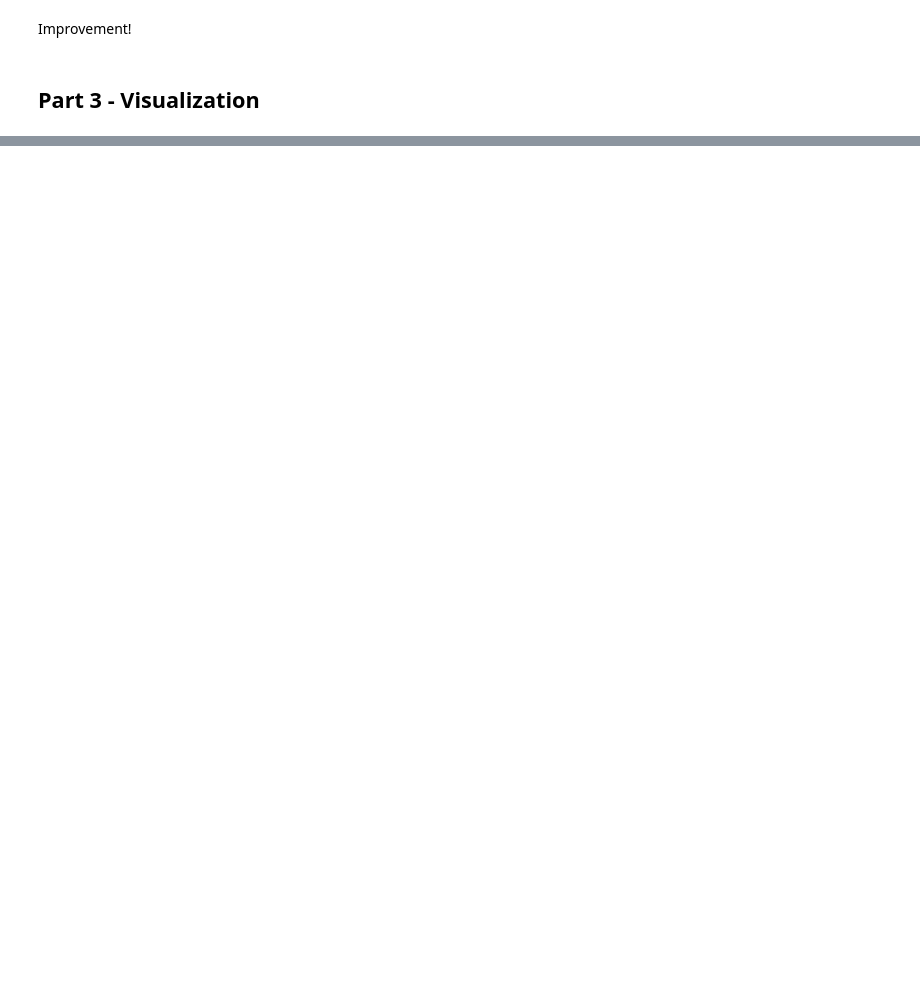
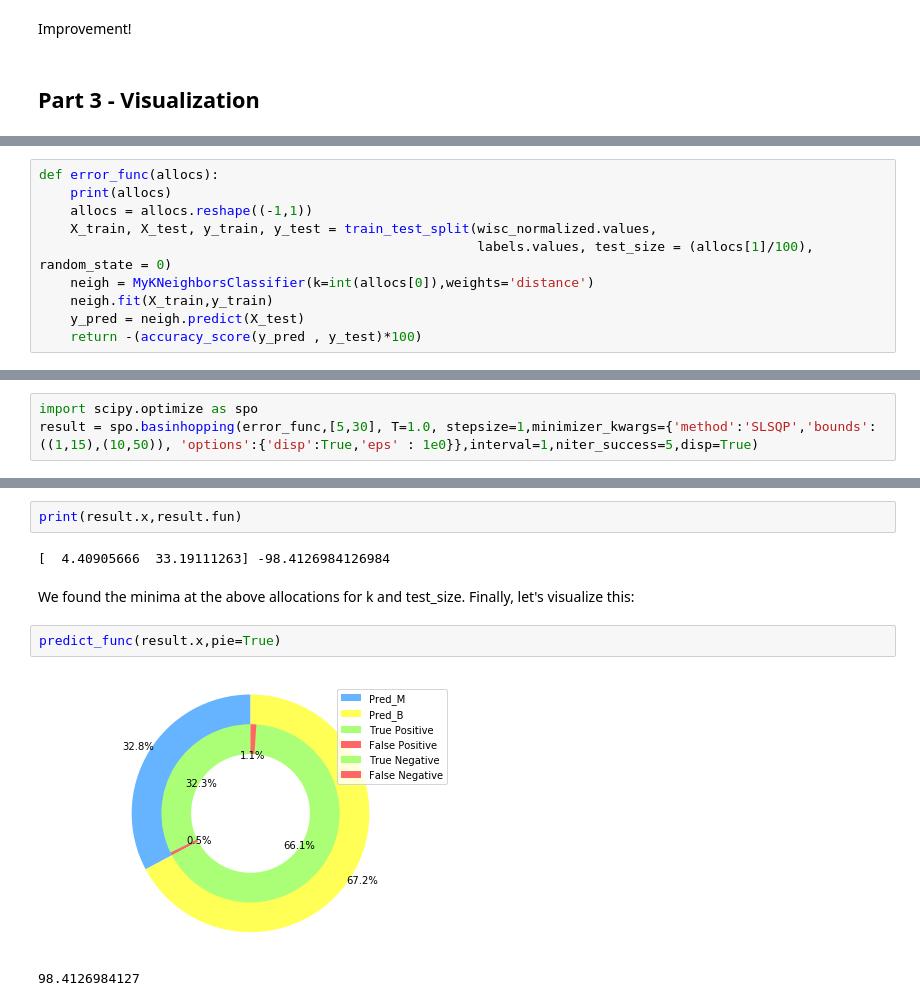
Before and after one commit to krohak/ML_Basics, a Jupyter notebook: knn-from-scratch.ipynb, the cells around one changed output, grey strips where cells are left out. Drawn from its saved outputs; the diff is of its cells as text; blank space fills up the shorter version.

```diff
--- a/knn-from-scratch.ipynb
+++ b/knn-from-scratch.ipynb
@@ -374,0 +432,10 @@ print(accuracy_score(y_pred , y_test)*100)
+# %%
+def error_func(allocs):
+    print(allocs)
+    allocs = allocs.reshape((-1,1))
+    X_train, X_test, y_train, y_test = train_test_split(wisc_normalized.values,
+                                                        labels.values, test_size = (allocs[1]/100), random_state = 0)
+    neigh = MyKNeighborsClassifier(k=int(allocs[0]),weights='distance')
+    neigh.fit(X_train,y_train)
+    y_pred = neigh.predict(X_test)
+    return -(accuracy_score(y_pred , y_test)*100)
@@ -374,0 +444,3 @@ print(accuracy_score(y_pred , y_test)*100)
+# %%
+import scipy.optimize as spo
+result = spo.basinhopping(error_func,[5,30], T=1.0, stepsize=1,minimizer_kwargs={'method':'SLSQP','bounds':((1,15),(10,50)), 'options':{'disp':True,'eps' : 1e0}},interval=1,niter_success=5,disp=True)
@@ -374,0 +465,11 @@ print(accuracy_score(y_pred , y_test)*100)
+# %%
+print(result.x,result.fun)
+# %% [output]
+[  4.40905666  33.19111263] -98.4126984126984
+# %% [markdown]
+We found the minima at the above allocations for k and test_size. Finally, let's visualize this:
+# %%
+predict_func(result.x,pie=True)
+# %% [output]
+[figure, added]
+98.4126984127
```
Also changed, not shown: parts of 42 cells of this notebook.
